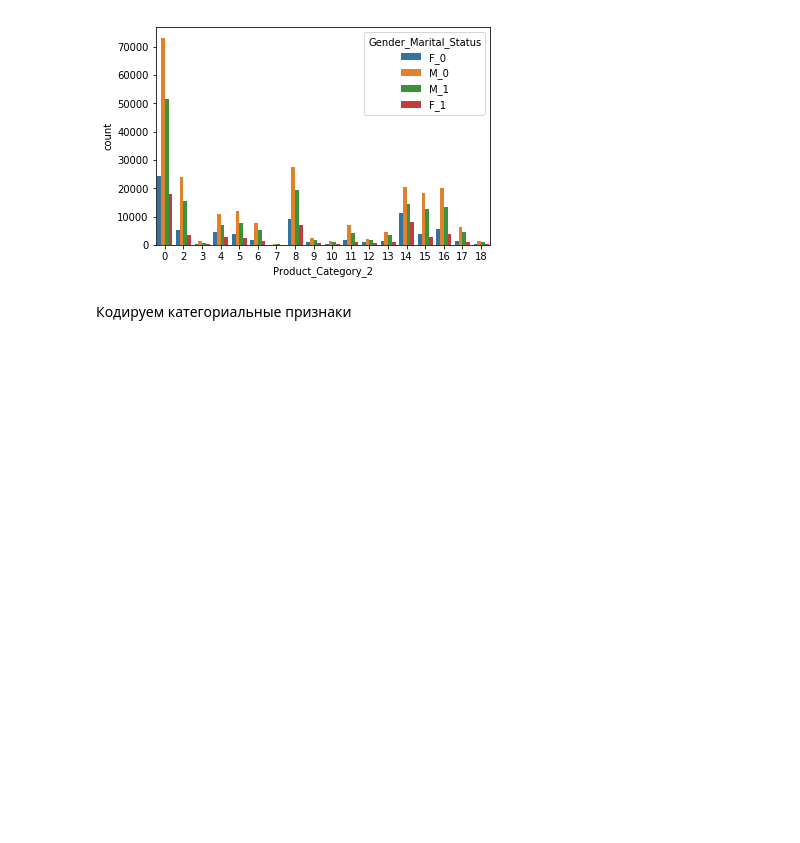
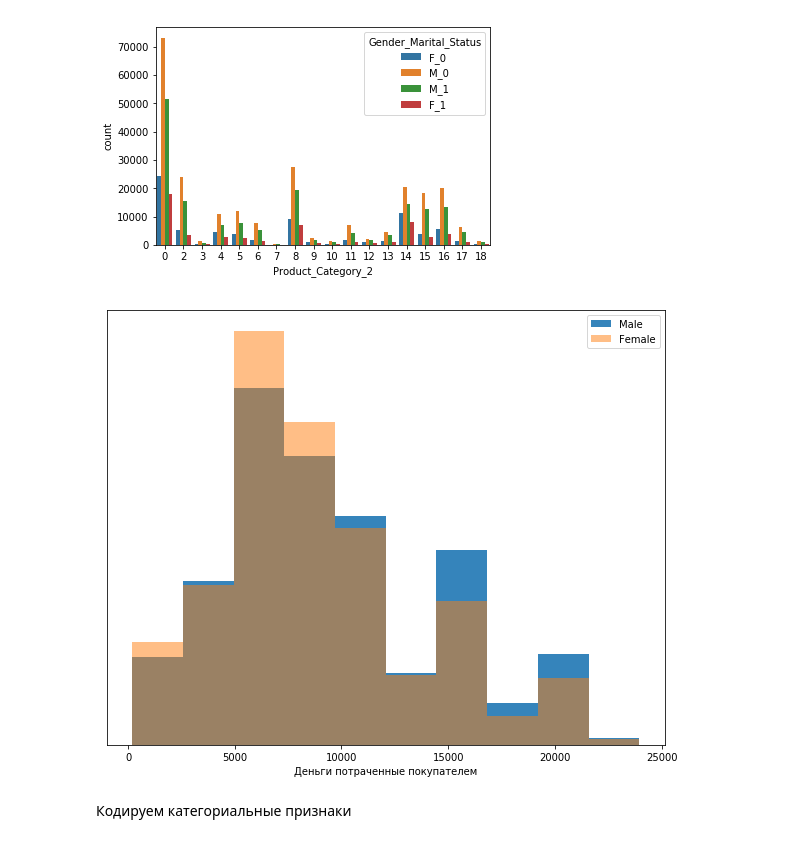
Before and after one commit to IlyaChr/ods2018, a Jupyter notebook: black-friday/BlackFriday.ipynb, the cells around one changed output. Saved outputs shown, nothing was run; the diff lists cells and outputs as text; code cells hidden in the pictures; blank space fills up the shorter version.

```diff
--- a/black-friday/BlackFriday.ipynb
+++ b/black-friday/BlackFriday.ipynb
@@ -141,6 +163,31 @@ sns.countplot(data['Product_Category_2'],hue=tempdata['Gender_Marital_Status'])
 # %% [output]
 <matplotlib.axes._subplots.AxesSubplot at 0x...>
 [figure]
+# %%
+
+FemaleData = data[ (data.Gender == 'F')]
+MaleData = data[ (data.Gender == 'M')]
+
+
+plt.figure(figsize=(10,8))
+
+ax = plt.subplot()
+
+plt.hist(MaleData.Purchase,density=True,alpha=0.9,linewidth=2)
+
+plt.hist(FemaleData.Purchase,density=True,alpha=0.5,linewidth=2)
+
+
+plt.xlabel('Деньги потраченные покупателем')
+
+ax.set_yticks([])
+
+
+plt.legend(['Male','Female'])
+
+plt.show()
+# %% [output]
+[figure, added]
 # %% [markdown]
 Кодируем категориальные признаки
 # %%
```
Also changed, not shown: parts of 3 cells of this notebook, 1 other file.
